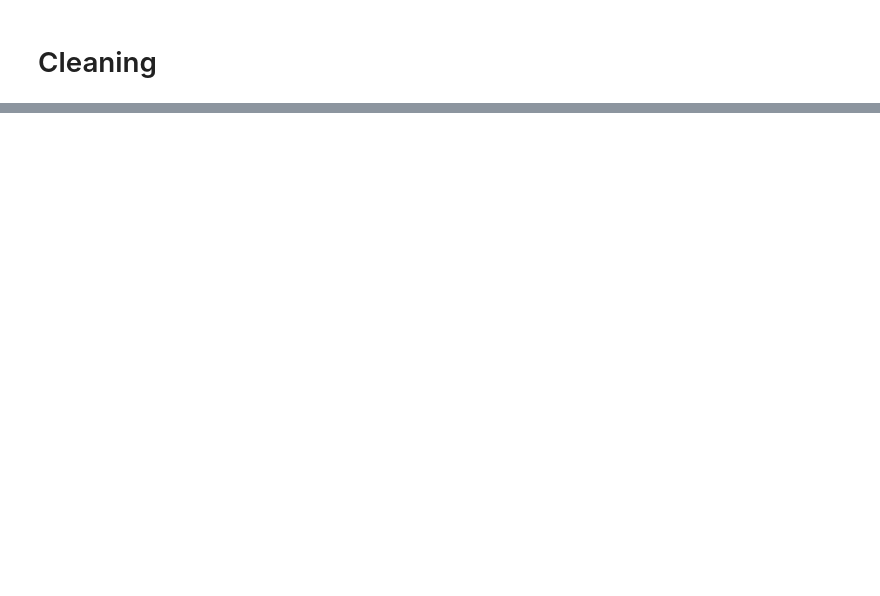
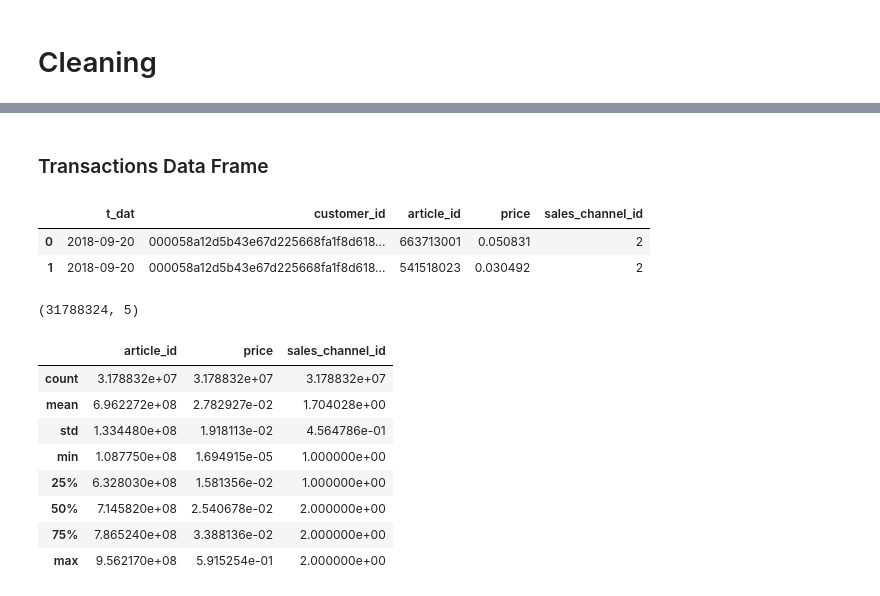
Before and after one commit to parisrahmani/HM-NLP-Recommender, a Jupyter notebook: notebooks/01-EDA-HM.ipynb, the cells around one changed output, grey strips where cells are left out. Saved outputs shown, nothing was run; the diff lists cells and outputs as text; code cells hidden in the pictures; blank space fills up the shorter version.

```diff
--- a/notebooks/01-EDA-HM.ipynb
+++ b/notebooks/01-EDA-HM.ipynb
@@ -54,0 +133,24 @@ customers_df.head(2)
+# %% [markdown]
+### Transactions Data Frame
+# %%
+transactions_df.head(2)
+# %% [output]
+|  | t_dat | customer_id | article_id | price | sales_channel_id |
+| 0 | 2018-09-20 | 000058a12d5b43e67d225668fa1f8d618... | 663713001 | 0.050831 | 2 |
+| 1 | 2018-09-20 | 000058a12d5b43e67d225668fa1f8d618... | 541518023 | 0.030492 | 2 |
+# %%
+transactions_df.shape
+# %% [output]
+(31788324, 5)
+# %%
+transactions_df.describe()
+# %% [output]
+|  | article_id | price | sales_channel_id |
+| count | 3.178832e+07 | 3.178832e+07 | 3.178832e+07 |
+| mean | 6.962272e+08 | 2.782927e-02 | 1.704028e+00 |
+| std | 1.334480e+08 | 1.918113e-02 | 4.564786e-01 |
+| min | 1.087750e+08 | 1.694915e-05 | 1.000000e+00 |
+| 25% | 6.328030e+08 | 1.581356e-02 | 1.000000e+00 |
+| 50% | 7.145820e+08 | 2.540678e-02 | 2.000000e+00 |
+| 75% | 7.865240e+08 | 3.388136e-02 | 2.000000e+00 |
+| max | 9.562170e+08 | 5.915254e-01 | 2.000000e+00 |
```
Also changed, not shown: parts of 41 cells of this notebook.
